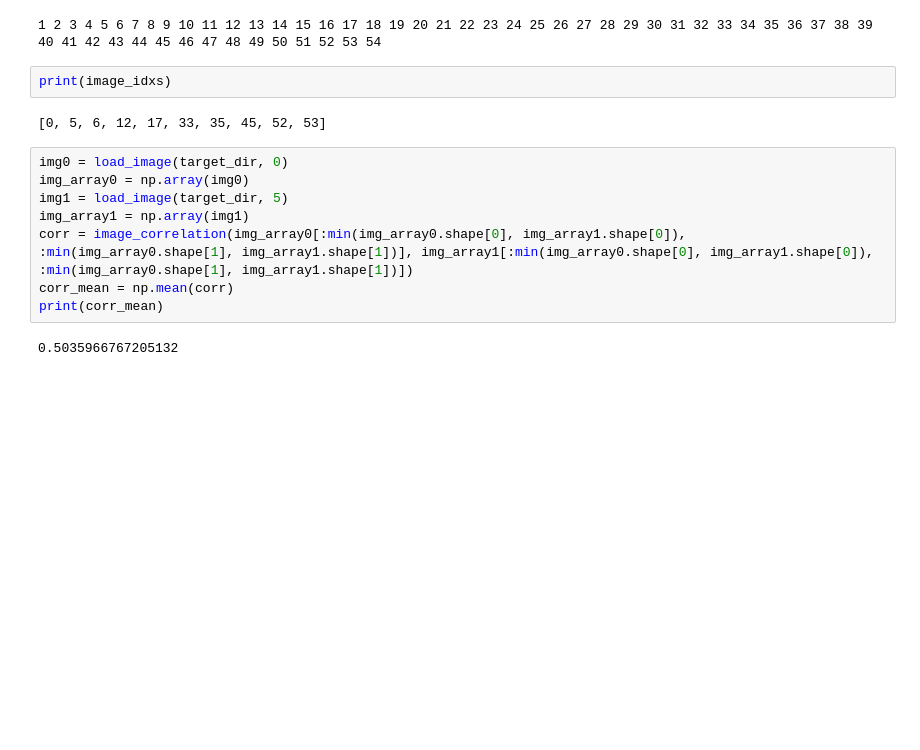
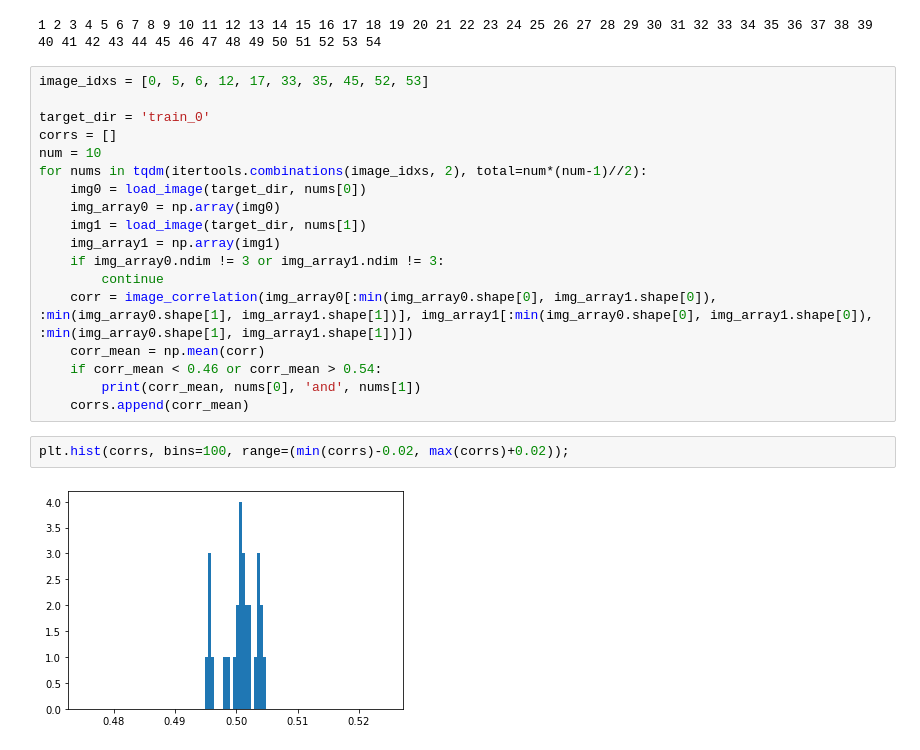
Before and after one commit to n-nooobu/masterthesis, a Jupyter notebook: src/correlation.ipynb, the cells around one changed output. Drawn from its saved outputs; the diff is of its cells as text; blank space fills up the shorter version.

```diff
--- a/src/correlation.ipynb
+++ b/src/correlation.ipynb
@@ -253,17 +251,25 @@ while len(image_idxs) < 10:
     print(k, end=' ')
 # %% [output]
 1 2 3 4 5 6 7 8 9 10 11 12 13 14 15 16 17 18 19 20 21 22 23 24 25 26 27 28 29 30 31 32 33 34 35 36 37 38 39 40 41 42 43 44 45 46 47 48 49 50 51 52 53 54
-# %%
-print(image_idxs)
-# %% [output]
-[0, 5, 6, 12, 17, 33, 35, 45, 52, 53]
 # %%
-img0 = load_image(target_dir, 0)
-img_array0 = np.array(img0)
-img1 = load_image(target_dir, 5)
-img_array1 = np.array(img1)
-corr = image_correlation(img_array0[:min(img_array0.shape[0], img_array1.shape[0]), :min(img_array0.shape[1], img_array1.shape[1])], img_array1[:min(img_array0.shape[0], img_array1.shape[0]), :min(img_array0.shape[1], img_array1.shape[1])])
-corr_mean = np.mean(corr)
-print(corr_mean)
+image_idxs = [0, 5, 6, 12, 17, 33, 35, 45, 52, 53]
+
+target_dir = 'train_0'
+corrs = []
+num = 10
+for nums in tqdm(itertools.combinations(image_idxs, 2), total=num*(num-1)//2):
+    img0 = load_image(target_dir, nums[0])
+    img_array0 = np.array(img0)
+    img1 = load_image(target_dir, nums[1])
+    img_array1 = np.array(img1)
+    if img_array0.ndim != 3 or img_array1.ndim != 3:
+        continue
+    corr = image_correlation(img_array0[:min(img_array0.shape[0], img_array1.shape[0]), :min(img_array0.shape[1], img_array1.shape[1])], img_array1[:min(img_array0.shape[0], img_array1.shape[0]), :min(img_array0.shape[1], img_array1.shape[1])])
+    corr_mean = np.mean(corr)
+    if corr_mean < 0.46 or corr_mean > 0.54:
+        print(corr_mean, nums[0], 'and', nums[1])
+    corrs.append(corr_mean)
-# %% [output]
-0.5035966767205132
+# %%
+plt.hist(corrs, bins=100, range=(min(corrs)-0.02, max(corrs)+0.02));
+# %% [output]
+[figure, added]
```
Also changed, not shown: parts of 2 cells of this notebook, 1 other file.
